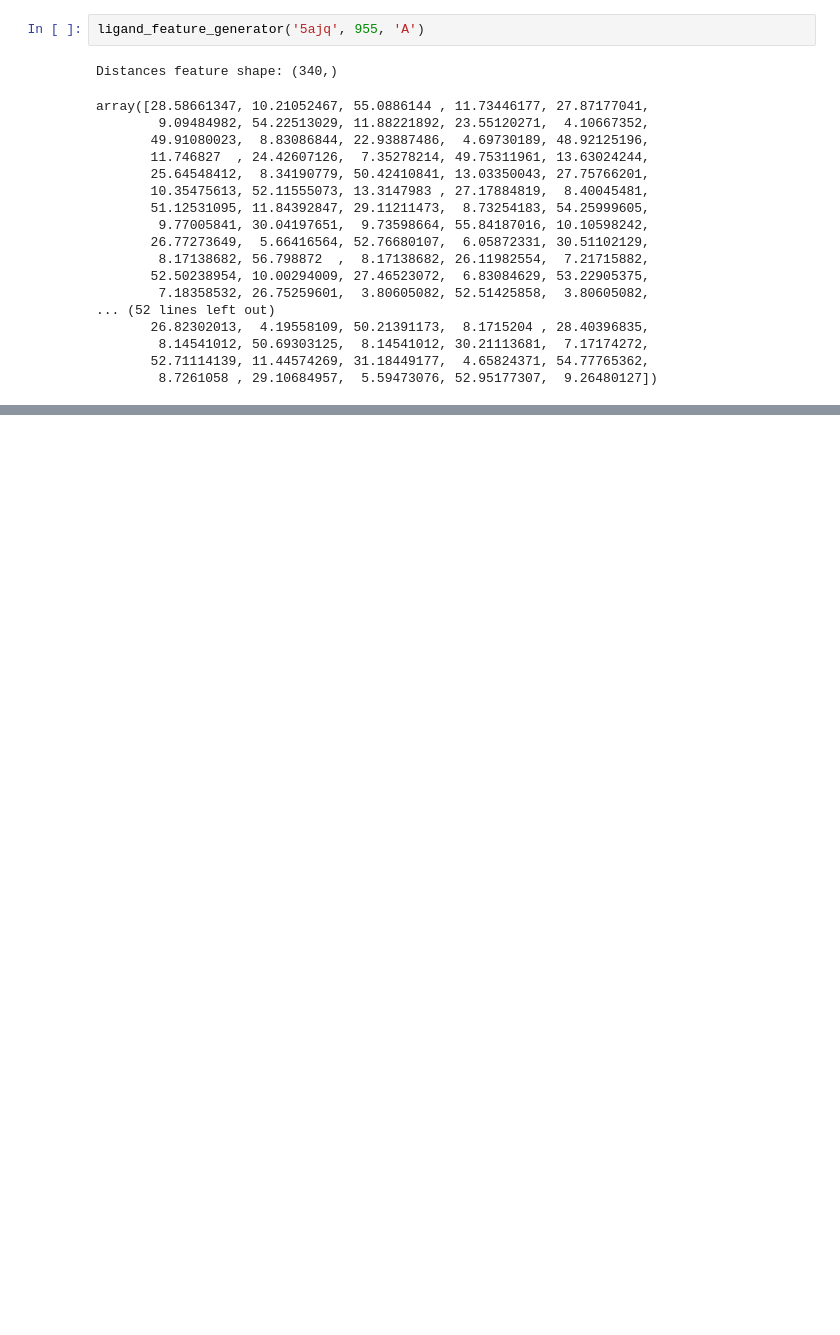
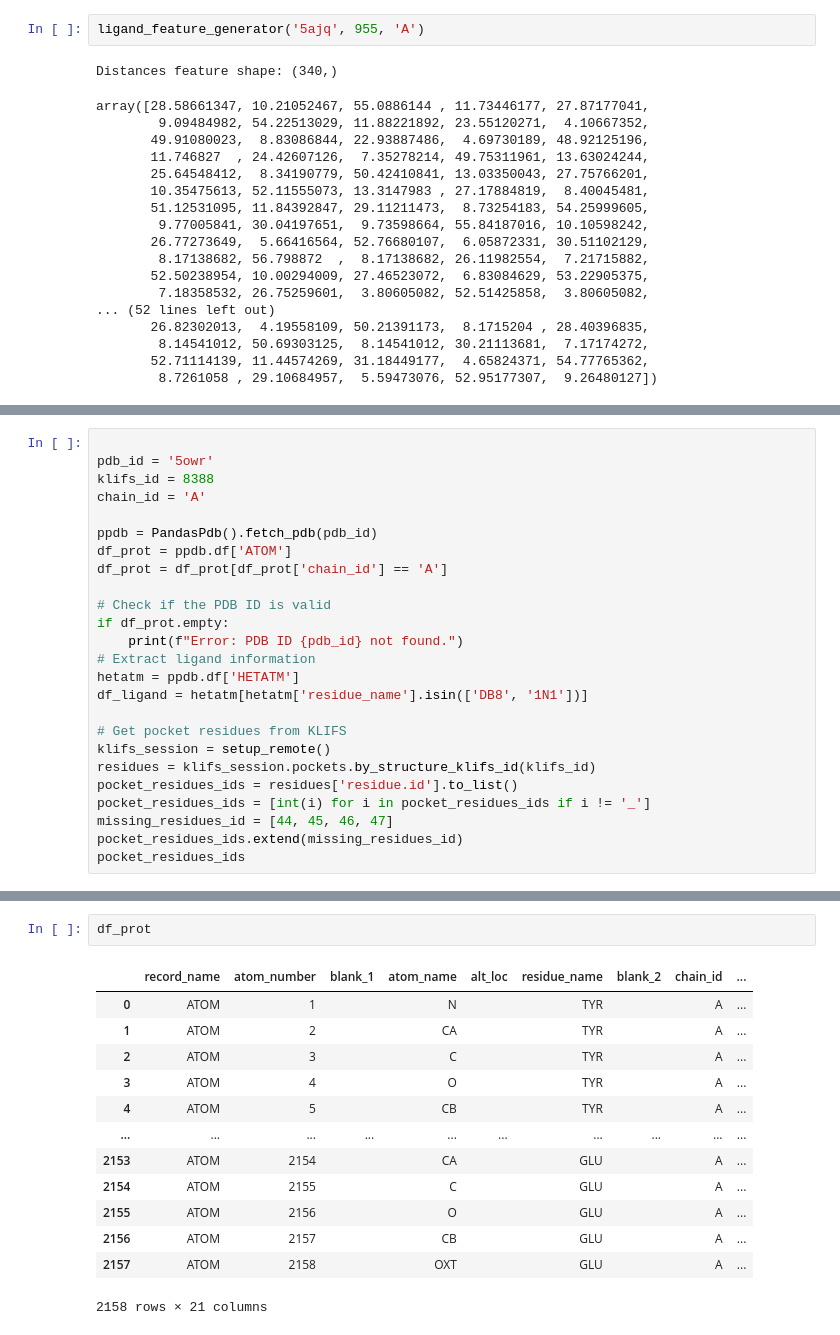
Before and after one commit to yanz-24/kissim-ligand-aware, a Jupyter notebook: docs/tutorials/ligand_aware.ipynb, the cells around one changed output, grey strips where cells are left out. Cells and saved outputs as stored; diff of their text form; blank space fills up the shorter version.

Commit message:
manually calculate ligand feature for 8388

```diff
--- a/docs/tutorials/ligand_aware.ipynb
+++ b/docs/tutorials/ligand_aware.ipynb
@@ -820,0 +770,25 @@ ValueError: invalid literal for int() with base 10: '_'
+# %%
+
+pdb_id = '5owr'
+klifs_id = 8388
+chain_id = 'A'
+
+ppdb = PandasPdb().fetch_pdb(pdb_id)
+df_prot = ppdb.df['ATOM']
+df_prot = df_prot[df_prot['chain_id'] == 'A']
+
+# Check if the PDB ID is valid
+if df_prot.empty:
+    print(f"Error: PDB ID {pdb_id} not found.")
+# Extract ligand information
+hetatm = ppdb.df['HETATM']
+df_ligand = hetatm[hetatm['residue_name'].isin(['DB8', '1N1'])]
+
+# Get pocket residues from KLIFS
+klifs_session = setup_remote()
+residues = klifs_session.pockets.by_structure_klifs_id(klifs_id)
+pocket_residues_ids = residues['residue.id'].to_list()
+pocket_residues_ids = [int(i) for i in pocket_residues_ids if i != '_']
+missing_residues_id = [44, 45, 46, 47]
+pocket_residues_ids.extend(missing_residues_id)
+pocket_residues_ids
@@ -820,0 +813,16 @@ ValueError: invalid literal for int() with base 10: '_'
+# %%
+df_prot
+# %% [output]
+|  | record_name | atom_number | blank_1 | atom_name | alt_loc | residue_name | blank_2 | chain_id | ... |
+| 0 | ATOM | 1 |  | N |  | TYR |  | A | ... |
+| 1 | ATOM | 2 |  | CA |  | TYR |  | A | ... |
+| 2 | ATOM | 3 |  | C |  | TYR |  | A | ... |
+| 3 | ATOM | 4 |  | O |  | TYR |  | A | ... |
+| 4 | ATOM | 5 |  | CB |  | TYR |  | A | ... |
+| ... | ... | ... | ... | ... | ... | ... | ... | ... | ... |
+| 2153 | ATOM | 2154 |  | CA |  | GLU |  | A | ... |
+| 2154 | ATOM | 2155 |  | C |  | GLU |  | A | ... |
+| 2155 | ATOM | 2156 |  | O |  | GLU |  | A | ... |
+| 2156 | ATOM | 2157 |  | CB |  | GLU |  | A | ... |
+| 2157 | ATOM | 2158 |  | OXT |  | GLU |  | A | ... |
+2158 rows × 21 columns
```
Also changed, not shown: parts of 28 cells of this notebook.
